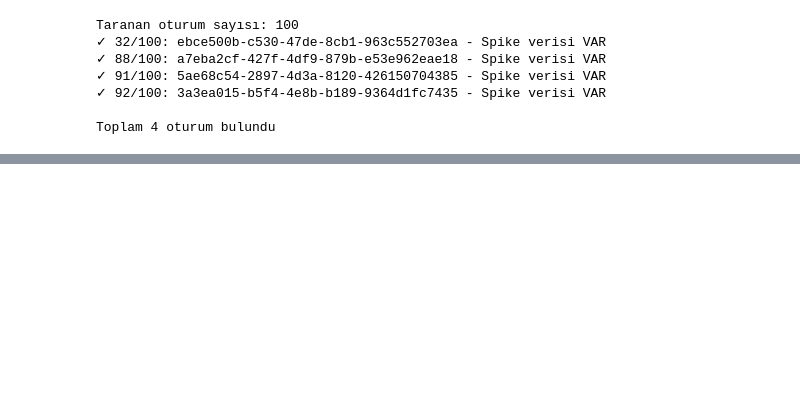
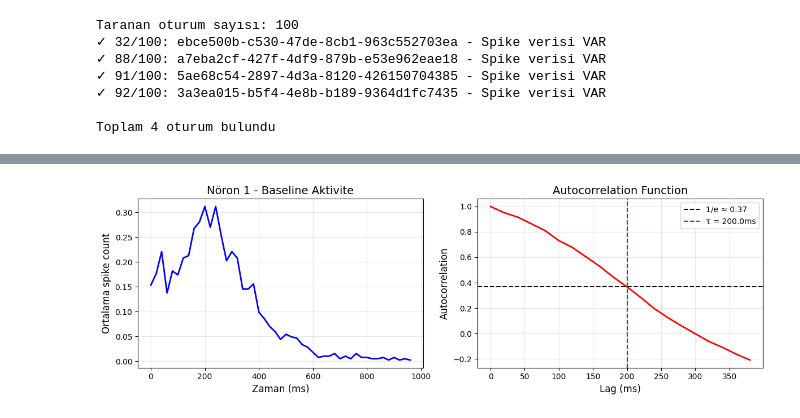
Before and after one commit to suheylberat/Blood-Flow-and-Graph-Theory-, a Jupyter notebook: projects/behavior_and_theory/IBL_behavior_data.ipynb, the cells around one changed output, grey strips where cells are left out. Saved outputs shown, nothing was run; the diff lists cells and outputs as text; code cells hidden in the pictures; blank space fills up the shorter version.

```diff
--- a/projects/behavior_and_theory/IBL_behavior_data.ipynb
+++ b/projects/behavior_and_theory/IBL_behavior_data.ipynb
@@ -436,0 +450,88 @@ Toplam spike sayısı: 83,088,509
+# %%
+# İyi bir nöron seç ve tau hesapla
+neuron_id = good_neurons[0]
+neuron_spikes = spikes_times[spikes_clusters == neuron_id]
+
+print(f"\nNöron {neuron_id} analizi:")
+print(f"Toplam spike: {len(neuron_spikes):,}")
+
+# Baseline spikes
+baseline_spikes = []
+for t_start in trial_starts:
+    spikes_in_baseline = neuron_spikes[(neuron_spikes >= t_start - 1.5) &
+                                        (neuron_spikes < t_start - 0.5)]
+    if len(spikes_in_baseline) > 0:
+        baseline_spikes.append(spikes_in_baseline - (t_start - 1.5))
+
+if len(baseline_spikes) > 0:
+    all_baseline = np.concatenate(baseline_spikes)
+    print(f"Baseline spike sayısı: {len(all_baseline):,}")
+
+    # 20ms binlerde spike count hesapla
+    bin_size = 0.020  # 20ms
+    max_time = 1.0    # Baseline 1 saniye
+    bins = np.arange(0, max_time, bin_size)
+
+    # Her trial için spike count
+    spike_counts_per_trial = []
+    for baseline_trial in baseline_spikes:
+        counts, _ = np.histogram(baseline_trial, bins=bins)
+        spike_counts_per_trial.append(counts)
+
+    spike_counts_per_trial = np.array(spike_counts_per_trial)
+    print(f"Shape: {spike_counts_per_trial.shape} (trials × time bins)")
+    print(f"Ortalama firing rate: {spike_counts_per_trial.mean() / bin_size:.2f} Hz")
+
+    # Autocorrelation hesapla
+    from scipy.signal import correlate
+    mean_spike_count = spike_counts_per_trial.mean(axis=0)
+
+    autocorr = correlate(mean_spike_count - mean_spike_count.mean(),
+                        mean_spike_count - mean_spike_count.mean(),
+                        mode='full', method='auto')
+    autocorr = autocorr[len(autocorr)//2:]
+    autocorr = autocorr / autocorr[0]
+
+    # Tau hesapla
+    tau_threshold = 1/np.e
+    tau_bins = np.where(autocorr < tau_threshold)[0]
+    if len(tau_bins) > 0:
+        tau_ms = tau_bins[0] * bin_size * 1000
+        print(f"\n✓ TAU: {tau_ms:.1f} ms")
+
+        if tau_ms < 100:
+            print("→ Bu HIZLI bir nöron (sensory benzeri)")
+        elif tau_ms < 300:
+            print("→ Bu ORTA hızda bir nöron")
+        else:
+            print("→ Bu YAVAŞ bir nöron (integrative/PFC benzeri)")
+    else:
+        print("\nTau çok uzun (>1000ms)")
+
+    # Görselleştir
+    plt.figure(figsize=(12, 4))
+
+    plt.subplot(1, 2, 1)
+    plt.plot(bins[:-1] * 1000, mean_spike_count, 'b-', linewidth=2)
+    plt.xlabel('Zaman (ms)', fontsize=12)
+    plt.ylabel('Ortalama spike count', fontsize=12)
+    plt.title(f'Nöron {neuron_id} - Baseline Aktivite', fontsize=14)
+    plt.grid(alpha=0.3)
+
+    plt.subplot(1, 2, 2)
+    lags_ms = np.arange(len(autocorr)) * bin_size * 1000
+    plt.plot(lags_ms[:20], autocorr[:20], 'r-', linewidth=2)
+    plt.axhline(tau_threshold, color='k', linestyle='--', label=f'1/e ≈ {tau_threshold:.2f}')
+    if len(tau_bins) > 0 and tau_bins[0] < 20:
+        plt.axvline(tau_ms, color='g', linestyle='--', label=f'τ = {tau_ms:.1f}ms')
+    plt.xlabel('Lag (ms)', fontsize=12)
+    plt.ylabel('Autocorrelation', fontsize=12)
+    plt.title('Autocorrelation Function', fontsize=14)
+    plt.legend()
+    plt.grid(alpha=0.3)
+
+    plt.tight_layout()
+    plt.show()
+else:
+    print("Bu nöronda baseline spike yok!")
+# %% [output]
@@ -436,0 +546 @@ Toplam spike sayısı: 83,088,509
+[figure, added]
```
Also changed, not shown: parts of 22 cells of this notebook.
